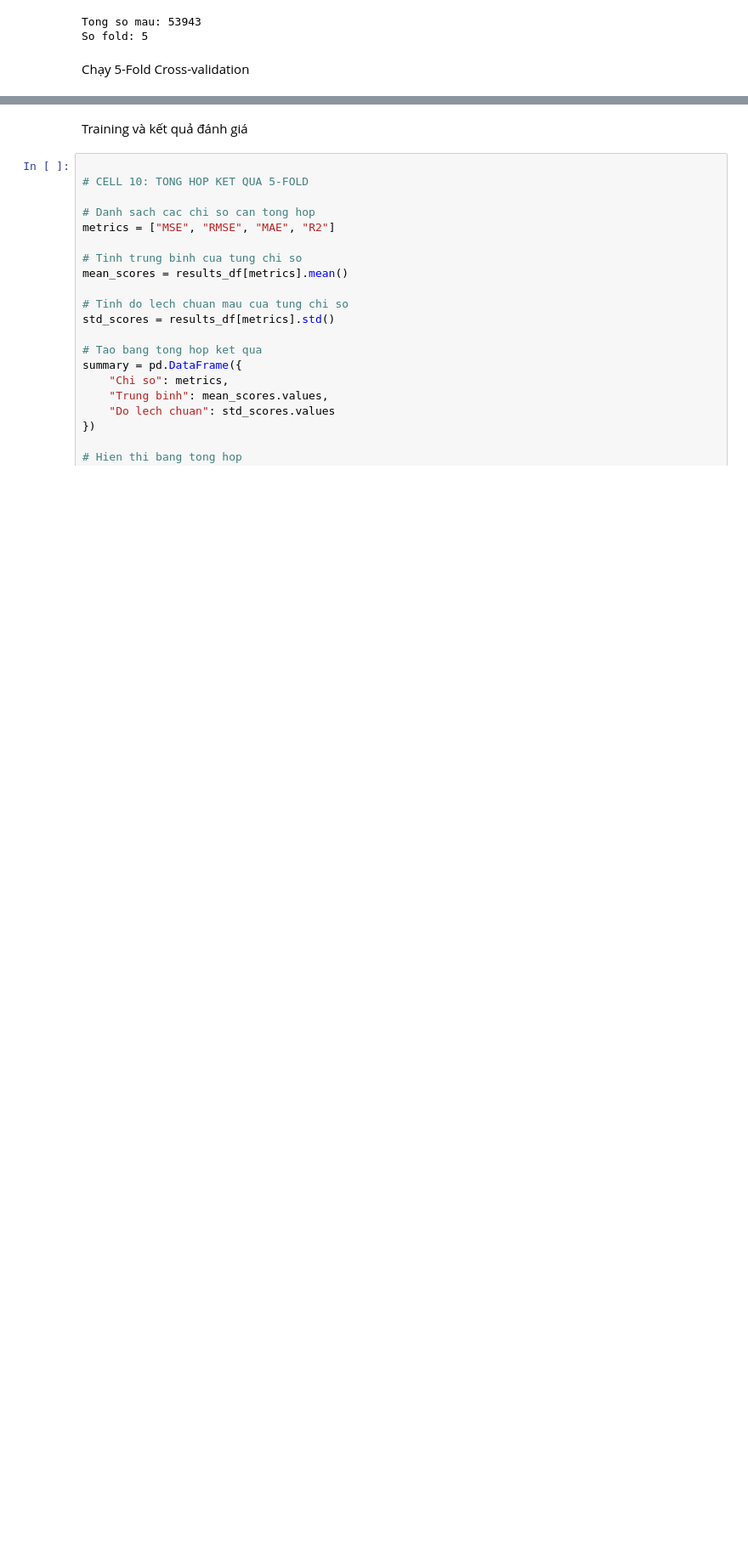
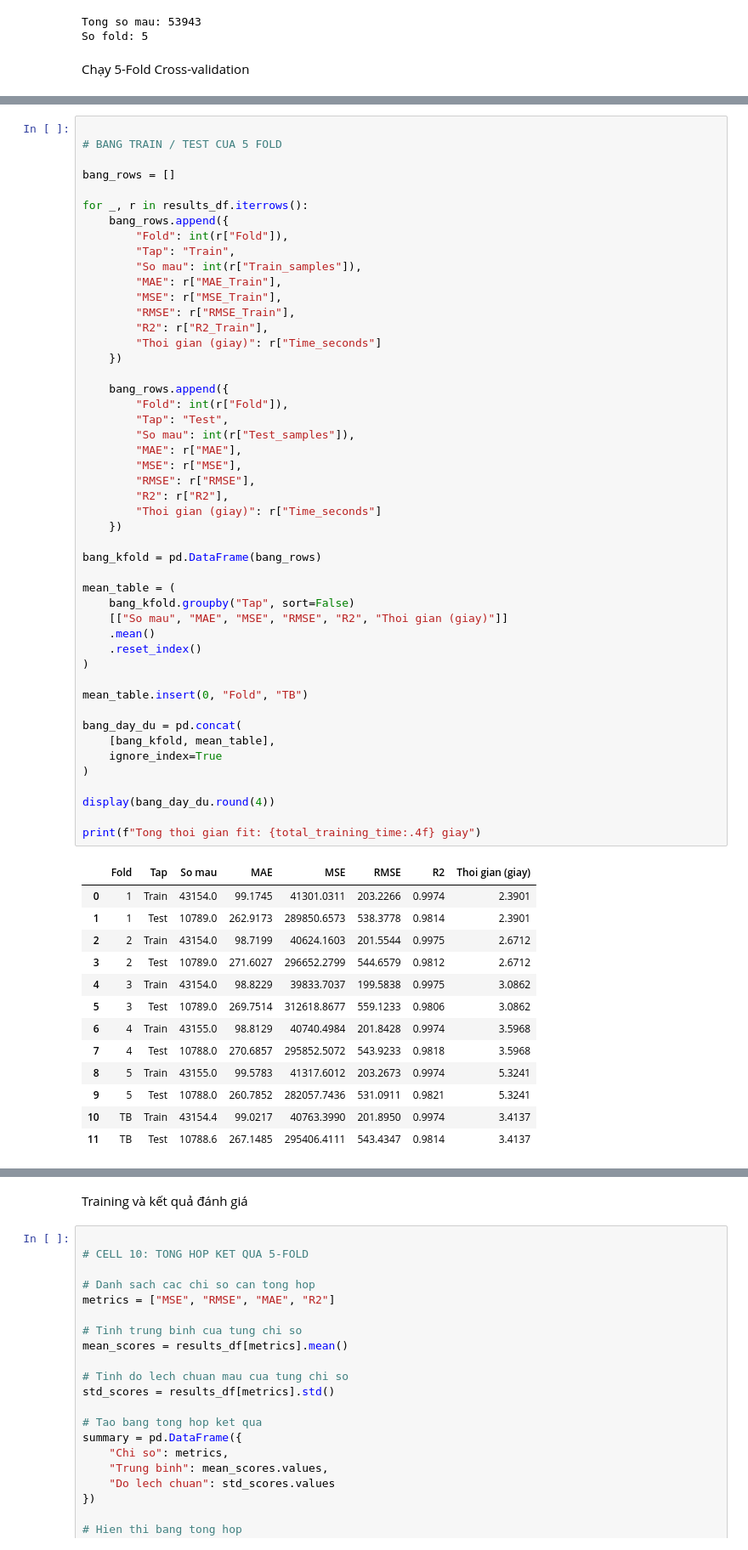
Before and after one commit to futhyganka/DiamondPrediction, a Jupyter notebook: experiments/random_forest/1_RandomForest_Kfold.ipynb, the cells around one changed output, grey strips where cells are left out. Shown at 85% size. Drawn from its saved outputs; the diff is of its cells as text; blank space fills up the shorter version.

```diff
--- a/experiments/random_forest/1_RandomForest_Kfold.ipynb
+++ b/experiments/random_forest/1_RandomForest_Kfold.ipynb
@@ -226,0 +243,62 @@ Fold 5: RMSE = 531.0911
+# %%
+
+# BANG TRAIN / TEST CUA 5 FOLD
+
+bang_rows = []
+
+for _, r in results_df.iterrows():
+    bang_rows.append({
+        "Fold": int(r["Fold"]),
+        "Tap": "Train",
+        "So mau": int(r["Train_samples"]),
+        "MAE": r["MAE_Train"],
+        "MSE": r["MSE_Train"],
+        "RMSE": r["RMSE_Train"],
+        "R2": r["R2_Train"],
+        "Thoi gian (giay)": r["Time_seconds"]
+    })
+
+    bang_rows.append({
+        "Fold": int(r["Fold"]),
+        "Tap": "Test",
+        "So mau": int(r["Test_samples"]),
+        "MAE": r["MAE"],
+        "MSE": r["MSE"],
+        "RMSE": r["RMSE"],
+        "R2": r["R2"],
+        "Thoi gian (giay)": r["Time_seconds"]
+    })
+
+bang_kfold = pd.DataFrame(bang_rows)
+
+mean_table = (
+    bang_kfold.groupby("Tap", sort=False)
+    [["So mau", "MAE", "MSE", "RMSE", "R2", "Thoi gian (giay)"]]
+    .mean()
+    .reset_index()
+)
+
+mean_table.insert(0, "Fold", "TB")
+
+bang_day_du = pd.concat(
+    [bang_kfold, mean_table],
+    ignore_index=True
+)
+
+display(bang_day_du.round(4))
+
+print(f"Tong thoi gian fit: {total_training_time:.4f} giay")
+# %% [output]
+|  | Fold | Tap | So mau | MAE | MSE | RMSE | R2 | Thoi gian (giay) |
+| 0 | 1 | Train | 43154.0 | 99.1745 | 41301.0311 | 203.2266 | 0.9974 | 2.3901 |
+| 1 | 1 | Test | 10789.0 | 262.9173 | 289850.6573 | 538.3778 | 0.9814 | 2.3901 |
+| 2 | 2 | Train | 43154.0 | 98.7199 | 40624.1603 | 201.5544 | 0.9975 | 2.6712 |
+| 3 | 2 | Test | 10789.0 | 271.6027 | 296652.2799 | 544.6579 | 0.9812 | 2.6712 |
+| 4 | 3 | Train | 43154.0 | 98.8229 | 39833.7037 | 199.5838 | 0.9975 | 3.0862 |
+| 5 | 3 | Test | 10789.0 | 269.7514 | 312618.8677 | 559.1233 | 0.9806 | 3.0862 |
+| 6 | 4 | Train | 43155.0 | 98.8129 | 40740.4984 | 201.8428 | 0.9974 | 3.5968 |
+| 7 | 4 | Test | 10788.0 | 270.6857 | 295852.5072 | 543.9233 | 0.9818 | 3.5968 |
+| 8 | 5 | Train | 43155.0 | 99.5783 | 41317.6012 | 203.2673 | 0.9974 | 5.3241 |
+| 9 | 5 | Test | 10788.0 | 260.7852 | 282057.7436 | 531.0911 | 0.9821 | 5.3241 |
+| 10 | TB | Train | 43154.4 | 99.0217 | 40763.3990 | 201.8950 | 0.9974 | 3.4137 |
+| 11 | TB | Test | 10788.6 | 267.1485 | 295406.4111 | 543.4347 | 0.9814 | 3.4137 |
```
Also changed, not shown: parts of 3 cells of this notebook, 8 other files.
